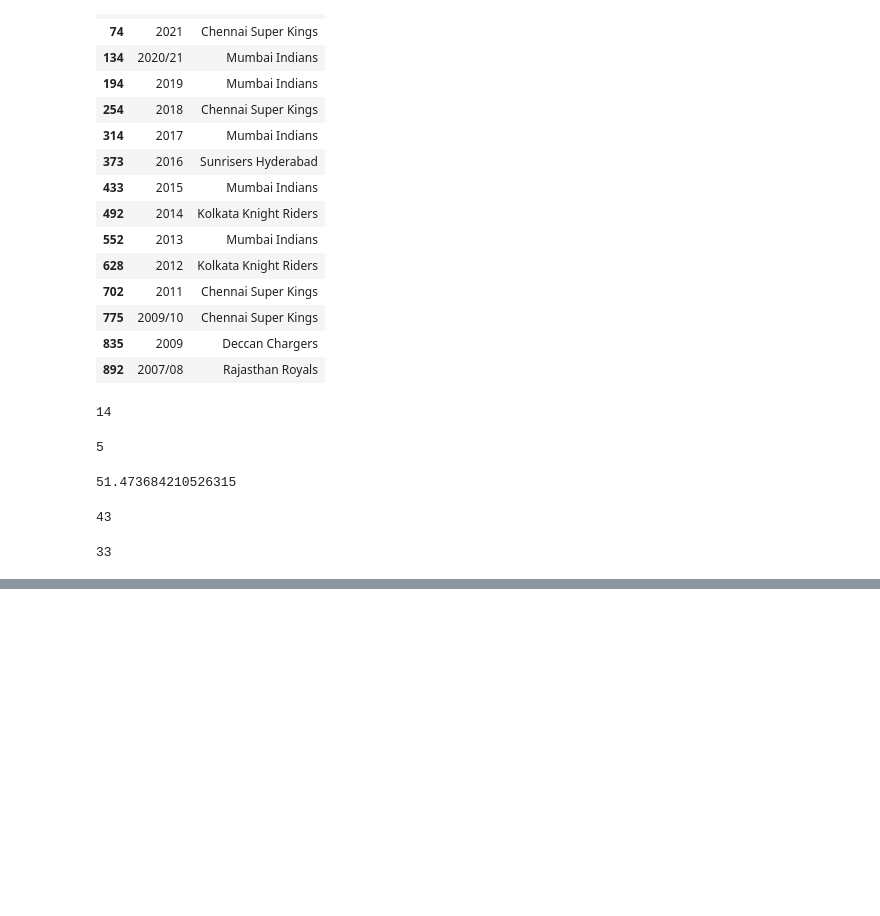
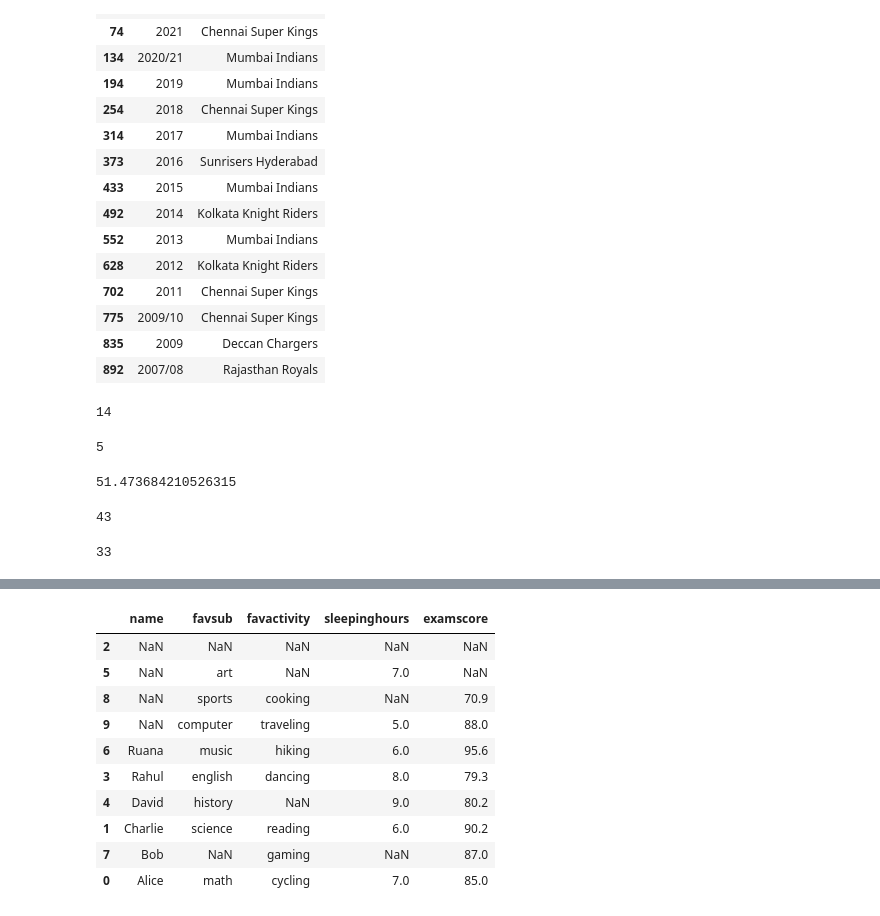
Before and after one commit to OutlierAashi-labs/Pandas_learnning_Journey, a Jupyter notebook: PANDAS_Notebook2.ipynb, the cells around one changed output, grey strips where cells are left out. Drawn from its saved outputs; the diff is of its cells as text; code cells hidden in the pictures; blank space fills up the shorter version.

```diff
--- a/PANDAS_Notebook2.ipynb
+++ b/PANDAS_Notebook2.ipynb
@@ -516,0 +687,17 @@ movies[mask1 & mask2].shape[0]
+# %%
+classmate.sort_values('name')
+classmate.sort_values('name', na_position='first')  # na_position='first' will put the missing values at the top of the sorted DataFrame. By default, na_position='last' will put the missing values at the bottom of the sorted DataFrame.
+
+classmate.sort_values('name',na_position='first',ascending=False)
+# %% [output]
+|  | name | favsub | favactivity | sleepinghours | examscore |
+| 2 | NaN | NaN | NaN | NaN | NaN |
+| 5 | NaN | art | NaN | 7.0 | NaN |
+| 8 | NaN | sports | cooking | NaN | 70.9 |
+| 9 | NaN | computer | traveling | 5.0 | 88.0 |
+| 6 | Ruana | music | hiking | 6.0 | 95.6 |
+| 3 | Rahul | english | dancing | 8.0 | 79.3 |
+| 4 | David | history | NaN | 9.0 | 80.2 |
+| 1 | Charlie | science | reading | 6.0 | 90.2 |
+| 7 | Bob | NaN | gaming | NaN | 87.0 |
+| 0 | Alice | math | cycling | 7.0 | 85.0 |
```
Also changed, not shown: parts of 14 cells of this notebook.
